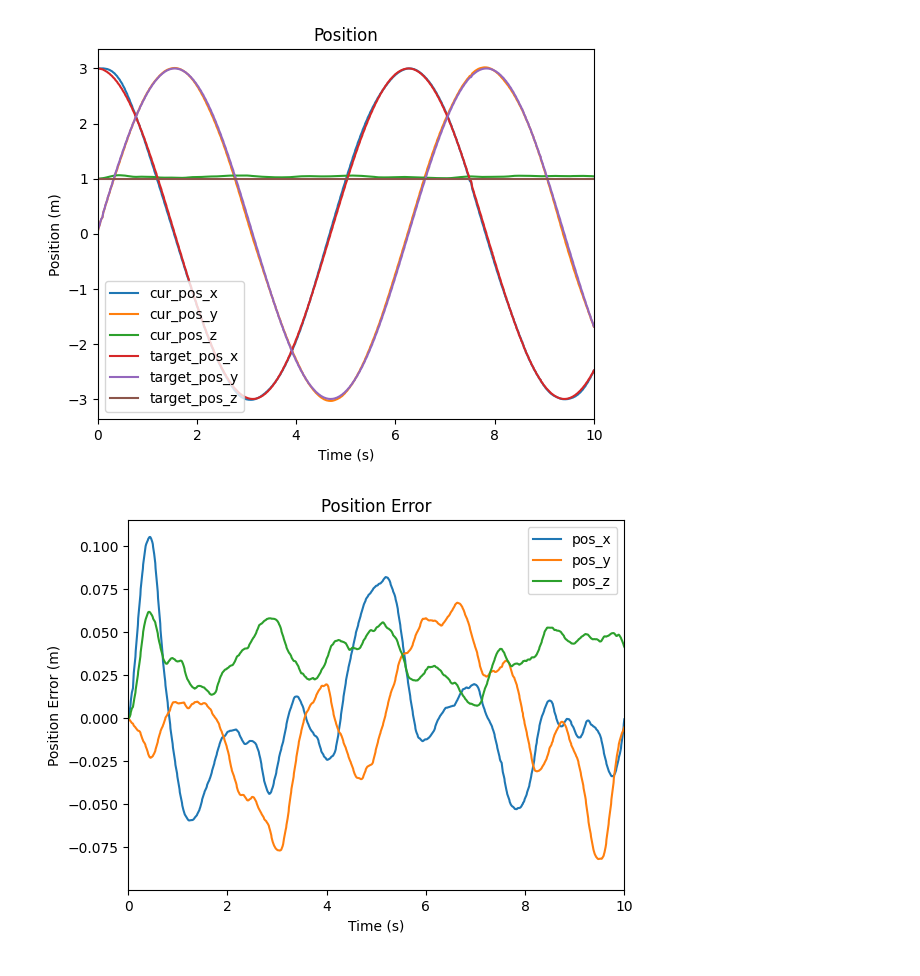
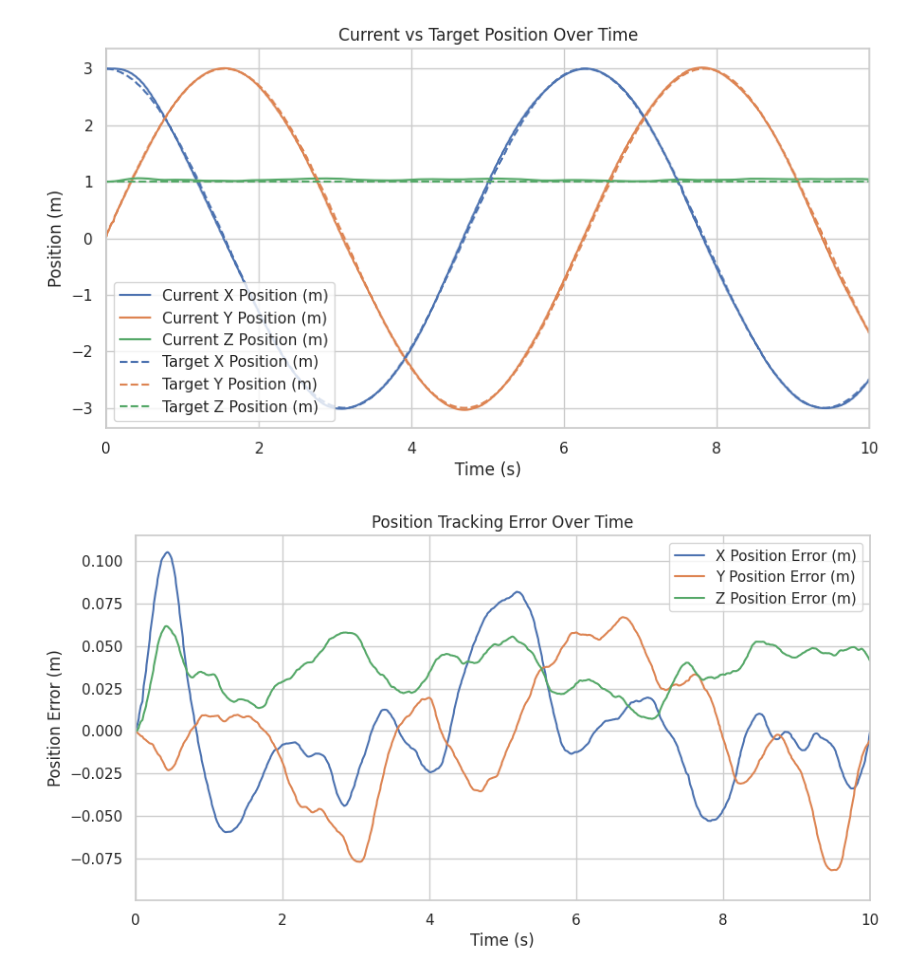
Before and after one commit to utiasDSL/safe-control-gym, a Jupyter notebook: lab2/plot.ipynb, the cells around one changed output. Drawn from its saved outputs; the diff is of its cells as text; code cells hidden in the pictures.

Commit message:
plots for report

```diff
--- a/lab2/plot.ipynb
+++ b/lab2/plot.ipynb
@@ -2,7 +2,8 @@
 import numpy as np
 import pandas as pd
 import matplotlib.pyplot as plt
-
+import seaborn as sns
+sns.set_theme(style="whitegrid")
 df = pd.read_csv('summary.csv')
 
 """
@@ -28,37 +29,51 @@ df.columns = [
 
 # subtract timestamp of first entry
 df['timestamp'] -= df['timestamp'][0]
+# %%
+# Set Seaborn style
+sns.set_theme(style="whitegrid")
+
+# Define a color palette (matching previous plot for consistency)
+palette = sns.color_palette("deep", 4)  # 3 colors for x, y, z
+
+time_range = (0, 10)  # seconds
 # %%
-# plot position
-plt.figure()
-plt.plot(df['timestamp'], df['cur_pos_x'], label='cur_pos_x')
-plt.plot(df['timestamp'], df['cur_pos_y'], label='cur_pos_y')
-plt.plot(df['timestamp'], df['cur_pos_z'], label='cur_pos_z')
-plt.plot(df['timestamp'], df['target_pos_x'], label='target_pos_x')
-plt.plot(df['timestamp'], df['target_pos_y'], label='target_pos_y')
-plt.plot(df['timestamp'], df['target_pos_z'], label='target_pos_z')
+plt.figure(figsize=(10, 5))
+
+# Plot current positions (solid lines)
+plt.plot(df['timestamp'], df['cur_pos_x'], label='Current X Position (m)', color=palette[0], linestyle='-')
+plt.plot(df['timestamp'], df['cur_pos_y'], label='Current Y Position (m)', color=palette[1], linestyle='-')
+plt.plot(df['timestamp'], df['cur_pos_z'], label='Current Z Position (m)', color=palette[2], linestyle='-')
+
+# Plot target positions (dashed lines with same color)
+plt.plot(df['timestamp'], df['target_pos_x'], label='Target X Position (m)', color=palette[0], linestyle='--')
+plt.plot(df['timestamp'], df['target_pos_y'], label='Target Y Position (m)', color=palette[1], linestyle='--')
+plt.plot(df['timestamp'], df['target_pos_z'], label='Target Z Position (m)', color=palette[2], linestyle='--')
+
+plt.xlim(time_range)
+# Beautify the plot
 plt.legend()
-plt.title('Position')
+plt.title('Current vs Target Position Over Time')
 plt.xlabel('Time (s)')
 plt.ylabel('Position (m)')
-# show only 10 seconds of data
-plt.xlim([0, 10])
-plt.show()
+plt.savefig('./figures/position.png')
 # %% [output]
-[figure, old version]
+[figure, new version]
 # %%
-# plot position error
-plt.figure()
-plt.plot(df['timestamp'], df['cur_pos_x'] - df['target_pos_x'], label='pos_x')
-plt.plot(df['timestamp'], df['cur_pos_y'] - df['target_pos_y'], label='pos_y')
-plt.plot(df['timestamp'], df['cur_pos_z'] - df['target_pos_z'], label='pos_z')
+plt.figure(figsize=(10, 5))
+
+# Plot position errors
+plt.plot(df['timestamp'], df['cur_pos_x'] - df['target_pos_x'], label='X Position Error (m)', color=palette[0], linestyle='-')
+plt.plot(df['timestamp'], df['cur_pos_y'] - df['target_pos_y'], label='Y Position Error (m)', color=palette[1], linestyle='-')
+plt.plot(df['timestamp'], df['cur_pos_z'] - df['target_pos_z'], label='Z Position Error (m)', color=palette[2], linestyle='-')
+plt.xlim(time_range)
+
+# Beautify the plot
 plt.legend()
-plt.title('Position Error')
+plt.title('Position Tracking Error Over Time')
 plt.xlabel('Time (s)')
 plt.ylabel('Position Error (m)')
-# show only 10 seconds of data
-plt.xlim([0, 10])
-plt.show()
+plt.savefig('./figures/position_error.png')
 # %% [output]
-[figure, old version]
+[figure, new version]
 # %%
```
Also changed, not shown: parts of 2 cells of this notebook, 4 other files.
